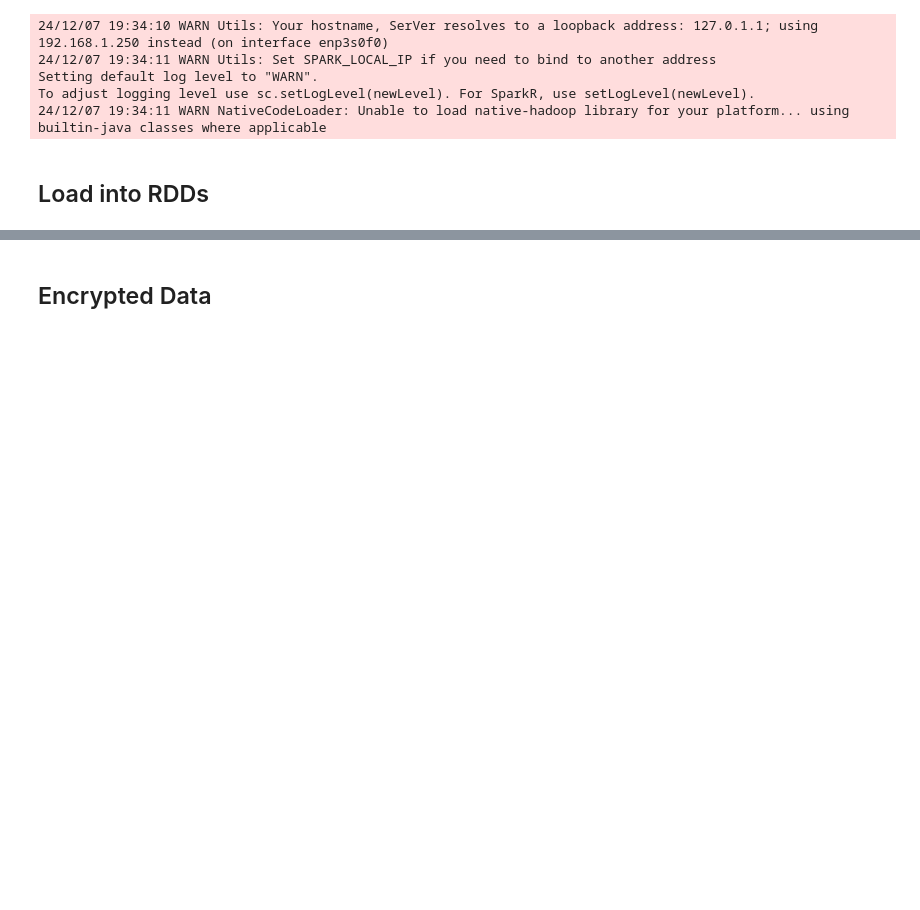
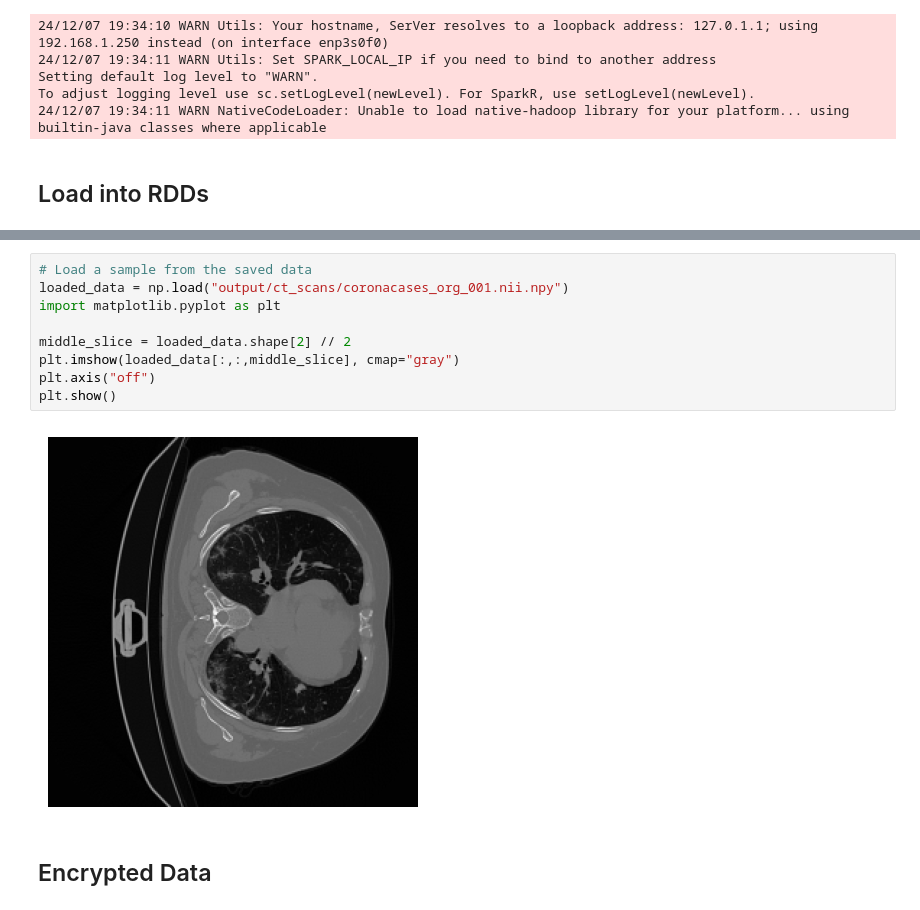
Before and after one commit to chauanphu/ETL-MI, a Jupyter notebook: notebooks/pipeline.ipynb, the cells around one changed output, grey strips where cells are left out. Cells and saved outputs as stored; diff of their text form; blank space fills up the shorter version.

Commit message:
create a sample pipeline with notebook

```diff
--- a/notebooks/preprocess.ipynb
+++ b/notebooks/pipeline.ipynb
@@ -145,6 +192,17 @@ erator))
         at java.base/java.lang.Thread.run(Thread.java:829)
 
 Driver stacktrace:)
+# %%
+# Load a sample from the saved data
+loaded_data = np.load("output/ct_scans/coronacases_org_001.nii.npy")
+import matplotlib.pyplot as plt
+
+middle_slice = loaded_data.shape[2] // 2
+plt.imshow(loaded_data[:,:,middle_slice], cmap="gray")
+plt.axis("off")
+plt.show()
+# %% [output]
+[figure, added]
 # %% [markdown]
 ## Encrypted Data
 # %%
```
Also changed, not shown: parts of 9 cells of this notebook.
